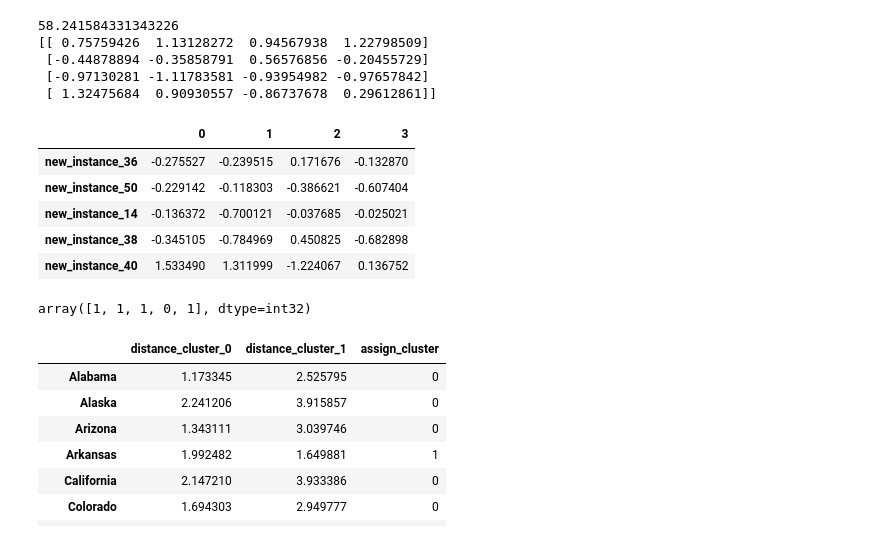
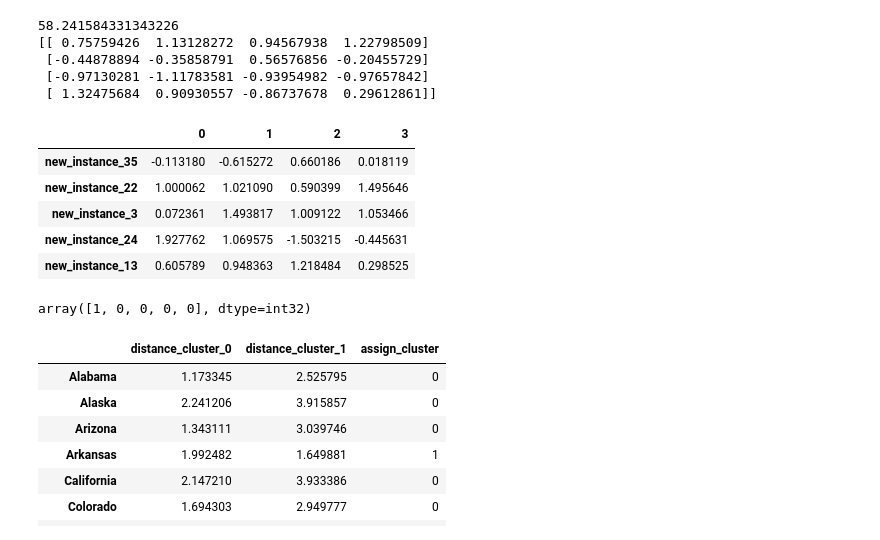
Before and after one commit to lacamposm/Metodos-Estadisticos, a Jupyter notebook: Lectura_9_Kmeans.ipynb, the cells around one changed output. Cells and saved outputs as stored; diff of their text form; code cells hidden in the pictures.

```diff
--- a/Lectura_9_Kmeans.ipynb
+++ b/Lectura_9_Kmeans.ipynb
@@ -19,11 +16,16 @@ import seaborn as sns
 from sklearn.preprocessing import StandardScaler
 from sklearn.decomposition import PCA
 from sklearn.cluster import KMeans
-from utils.plots_clustering import cluster_biplot, elbow_plot, plot_silhouette, gap_statistic
+from utils.plots_clustering import (
+    cluster_biplot,
+    elbow_plot,
+    plot_silhouette,
+    gap_statistic
+)
 
 plt.style.use("ggplot")
 plt.rcParams["figure.figsize"] = (15,6)
-url_base = "https://raw.githubusercontent.com/lacamposm/Metodos_Estadisticos/main/data/"
+url_base = "https://raw.githubusercontent.com/lacamposm/Metodos-Estadisticos/main/data/"
 # %% [markdown]
 ## ***$k$-means clustering***
 
@@ -138,7 +139,7 @@ centroides
 # %%
 ## Plot centroides.
 temp = centroides.iloc[0:4,0:5]
-temp.index = ["cluster1","cluster2"]
+temp.index = ["cluster0","cluster1"]
 X_axis, a = np.arange(len(temp.columns)), np.flip(np.arange(-0.1,0.1,0.1))
 ##
 for i,index in enumerate(temp.index):
@@ -208,16 +210,17 @@ print(kmeans1.cluster_centers_)
 # %%
 # Metodo predict en K-means
 df_to_predict = pd.DataFrame(scaled_data, index=[f"new_instance_{i+1}" for i in range(len(scaled_data))])
-display(df_to_predict.sample(5))
-kmeans.predict(df_to_predict.sample(5))
+sample = df_to_predict.sample(5)
+display(sample)
+kmeans.predict(sample)
 # %% [output]
 |  | 0 | 1 | 2 | 3 |
-| new_instance_36 | -0.275527 | -0.239515 | 0.171676 | -0.132870 |
-| new_instance_50 | -0.229142 | -0.118303 | -0.386621 | -0.607404 |
-| new_instance_14 | -0.136372 | -0.700121 | -0.037685 | -0.025021 |
-| new_instance_38 | -0.345105 | -0.784969 | 0.450825 | -0.682898 |
-| new_instance_40 | 1.533490 | 1.311999 | -1.224067 | 0.136752 |
+| new_instance_35 | -0.113180 | -0.615272 | 0.660186 | 0.018119 |
+| new_instance_22 | 1.000062 | 1.021090 | 0.590399 | 1.495646 |
+| new_instance_3 | 0.072361 | 1.493817 | 1.009122 | 1.053466 |
+| new_instance_24 | 1.927762 | 1.069575 | -1.503215 | -0.445631 |
+| new_instance_13 | 0.605789 | 0.948363 | 1.218484 | 0.298525 |
-array([1, 1, 1, 0, 1], dtype=int32)
+array([1, 0, 0, 0, 0], dtype=int32)
 # %%
 # Distancia de las instancia al centroide de cada cluster.
 temp = pd.DataFrame(
```
Also changed, not shown: parts of 17 cells of this notebook, 3 other files.
